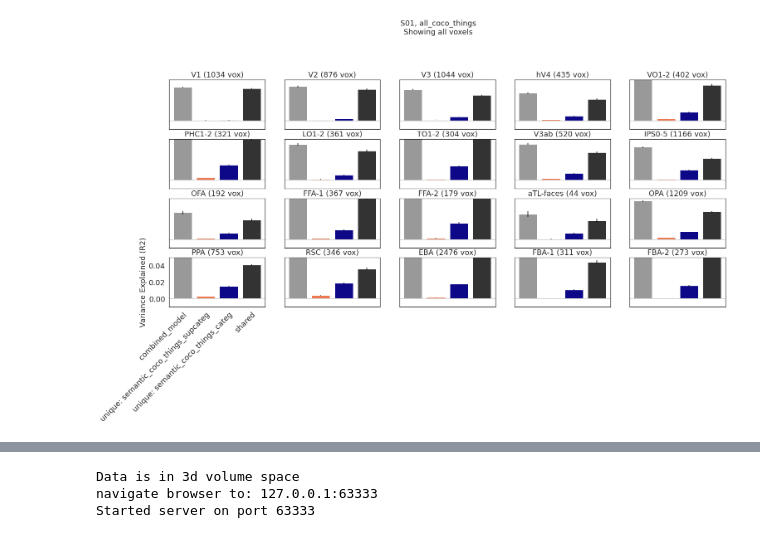
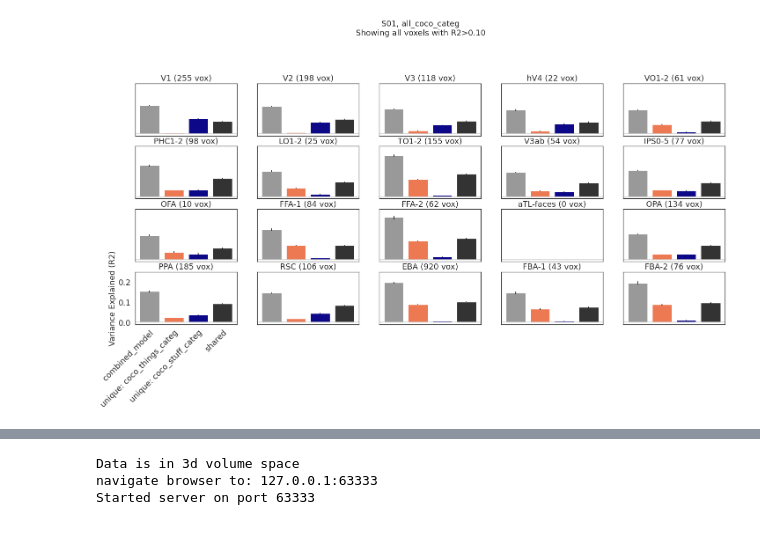
Before and after one commit to mmhenderson/modfit, a Jupyter notebook: notebooks/plot_encoding_model_fits/plot_semantic_model.ipynb, the cells around one changed output, grey strips where cells are left out. Cells and saved outputs as stored; diff of their text form; code cells hidden in the pictures.

```diff
--- a/notebooks/plot_encoding_model_fits/plot_semantic_model.ipynb
+++ b/notebooks/plot_encoding_model_fits/plot_semantic_model.ipynb
@@ -22,8 +22,8 @@ from utils import roi_utils, nsd_utils, default_paths, stats_utils
 
 subject = 1
 volume_space=True
-# fitting_types = ['semantic_coco_things_supcateg', 'semantic_coco_stuff_supcateg']
-fitting_types = ['all_coco']
+fitting_types = ['all_coco_categ']
+# fitting_types = ['all_coco']
 # fitting_types = ['semantic_coco_things_categ', 'semantic_coco_stuff_categ']
 # fitting_types = ['semantic_animacy']
 # fitting_types = ['semantic_discrim_raw','gabor_solo_ridge_12ori_8sf','sketch_tokens', 'alexnet_all_conv']
@@ -96,32 +131,33 @@ IndexError: list index out of range
 # %%
 pp0 = 0
 pp1 = 1
 pp2 = 2
 
-name1 = out['partial_version_names'][pp1][5:]
-name2 = out['partial_version_names'][pp2][5:]
+name1 = out['partial_version_names'][pp1].split('just_semantic_')[1]
+name2 = out['partial_version_names'][pp2].split('just_semantic_')[1]
 val_r2 = out['val_r2']
 ve_names = ['combined_model', 'unique: ' + name1, 'unique: ' + name2, 'shared']
 shared_ab, unique_a, unique_b = stats_utils.get_shared_unique_var(val_r2[:,pp0], val_r2[:,pp1], val_r2[:,pp2])
 
 var_expl = np.concatenate((val_r2[:,pp0:pp0+1], unique_a[:,np.newaxis], unique_b[:,np.newaxis],shared_ab[:,np.newaxis]),axis=1)
 
 colors = cm.plasma(np.linspace(0,1,4))
 colors = np.flipud(colors)
 colors = np.concatenate((np.array([[0.6, 0.6, 0.6, 1]]), colors[[1,3],:], np.array([[0.2, 0.2, 0.2, 1]])), axis=0)
 
-inds2use = val_r2[:,0]>0.01
+r2_thresh = 0.10;
+inds2use = out['val_r2'][:,0]>r2_thresh
 
 bp = plot_utils.bar_plot(colors=colors, column_labels=ve_names, ylabel='Variance Explained (R2)', \
-                                                        horizontal_line_pos=0, ylims=[-0.01, 0.05])
+                                                        horizontal_line_pos=0, ylims=[-0.01, 0.25])
 plot_utils.create_roi_subplots(var_expl, inds2use, bp, subject, out, roi_def=roi_def, \
                                skip_inds=skip_inds,\
-                    suptitle='S%02d, %s\nShowing all voxels'%(subject, fitting_type))
+                    suptitle='S%02d, %s\nShowing all voxels with R2>%.2f'%(subject, fitting_type, r2_thresh))
 
 plt.gcf().subplots_adjust(bottom=0.5)
 
 if fig_save_folder is not None:
     plt.savefig(os.path.join(fig_save_folder,'uniq_var_bars_eachroi.pdf'))
     plt.savefig(os.path.join(fig_save_folder,'uniq_var_bars_eachroi.png'))
 # %% [output]
-[figure, old version]
+[figure, new version]
```
Also changed, not shown: parts of 10 cells of this notebook, 2 other files.
